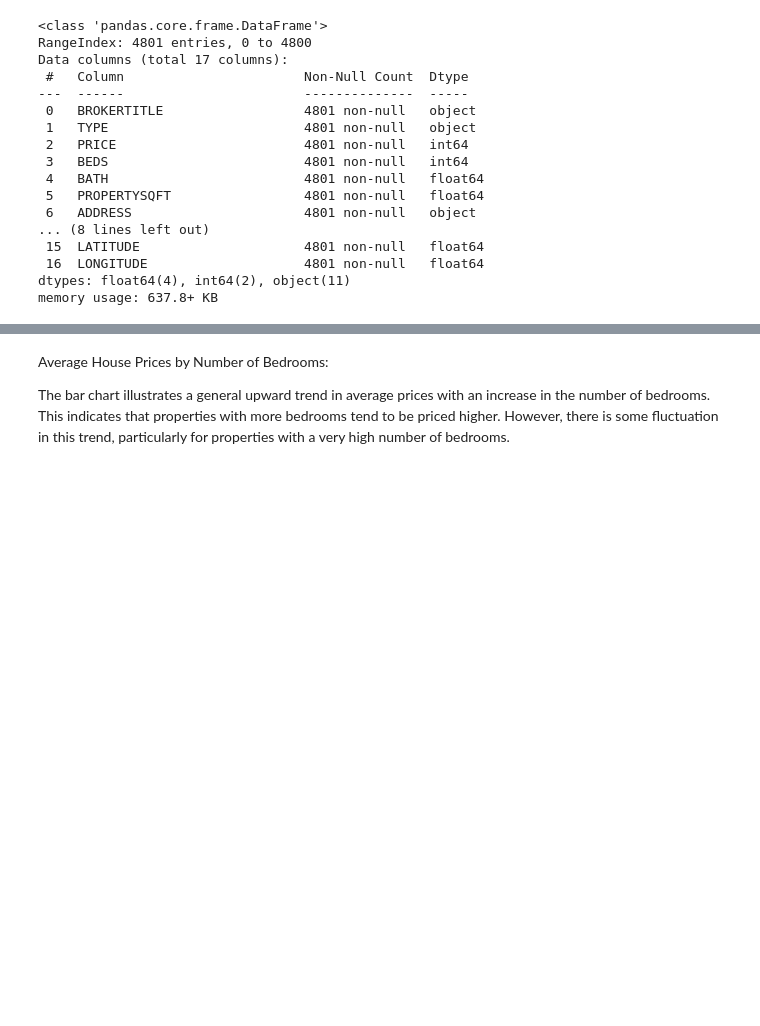
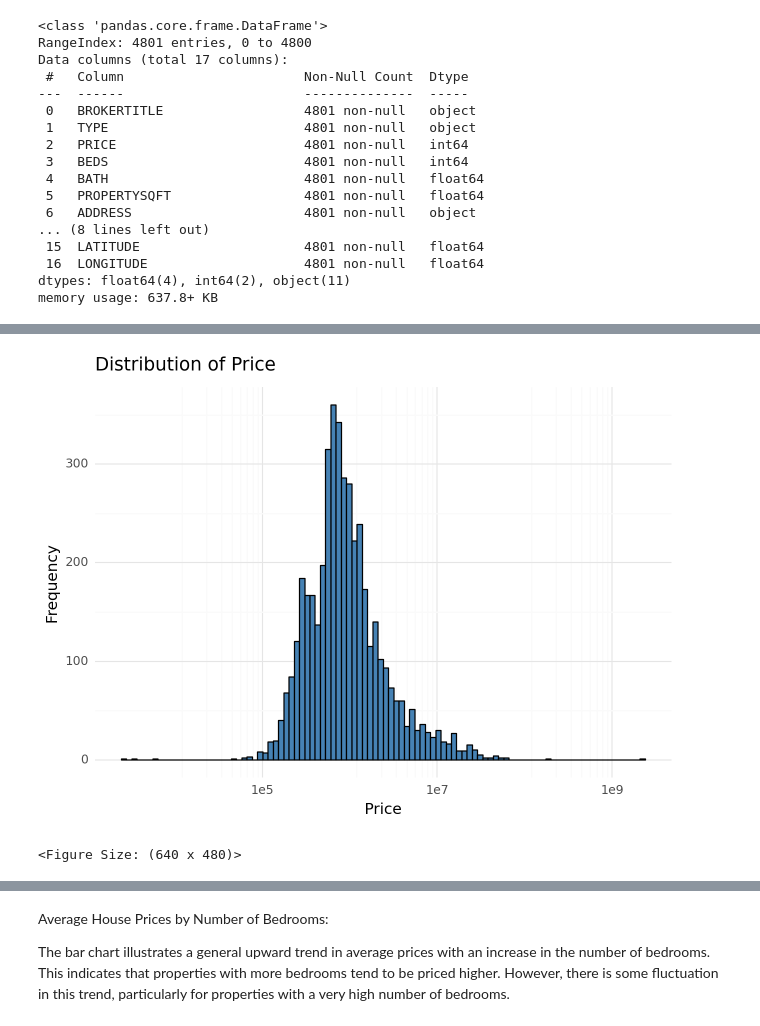
Before and after one commit to MuiruKamau/New-York-Housing-Market, a Jupyter notebook: EDA.ipynb, the cells around one changed output, grey strips where cells are left out. Drawn from its saved outputs; the diff is of its cells as text; code cells hidden in the pictures; blank space fills up the shorter version.

```diff
--- a/EDA.ipynb
+++ b/EDA.ipynb
@@ -131,3 +307,15 @@ plt.show()
+# %%
+import plotnine as p9
+from plotnine import ggplot, aes, geom_histogram, labs, scale_x_log10, theme_minimal
+(ggplot(df) +
+ geom_histogram(aes(x='PRICE'), bins=100, fill='steelblue', color='black') +
+ labs(title='Distribution of Price', x='Price', y='Frequency') +
+ scale_x_log10() +
+ theme_minimal()
+)
+# %% [output]
+[figure, added]
+<Figure Size: (640 x 480)>
 # %%
 # indenfiying the outliers
 plt.figure(figsize=(10,6))
```
Also changed, not shown: parts of 29 cells of this notebook.
